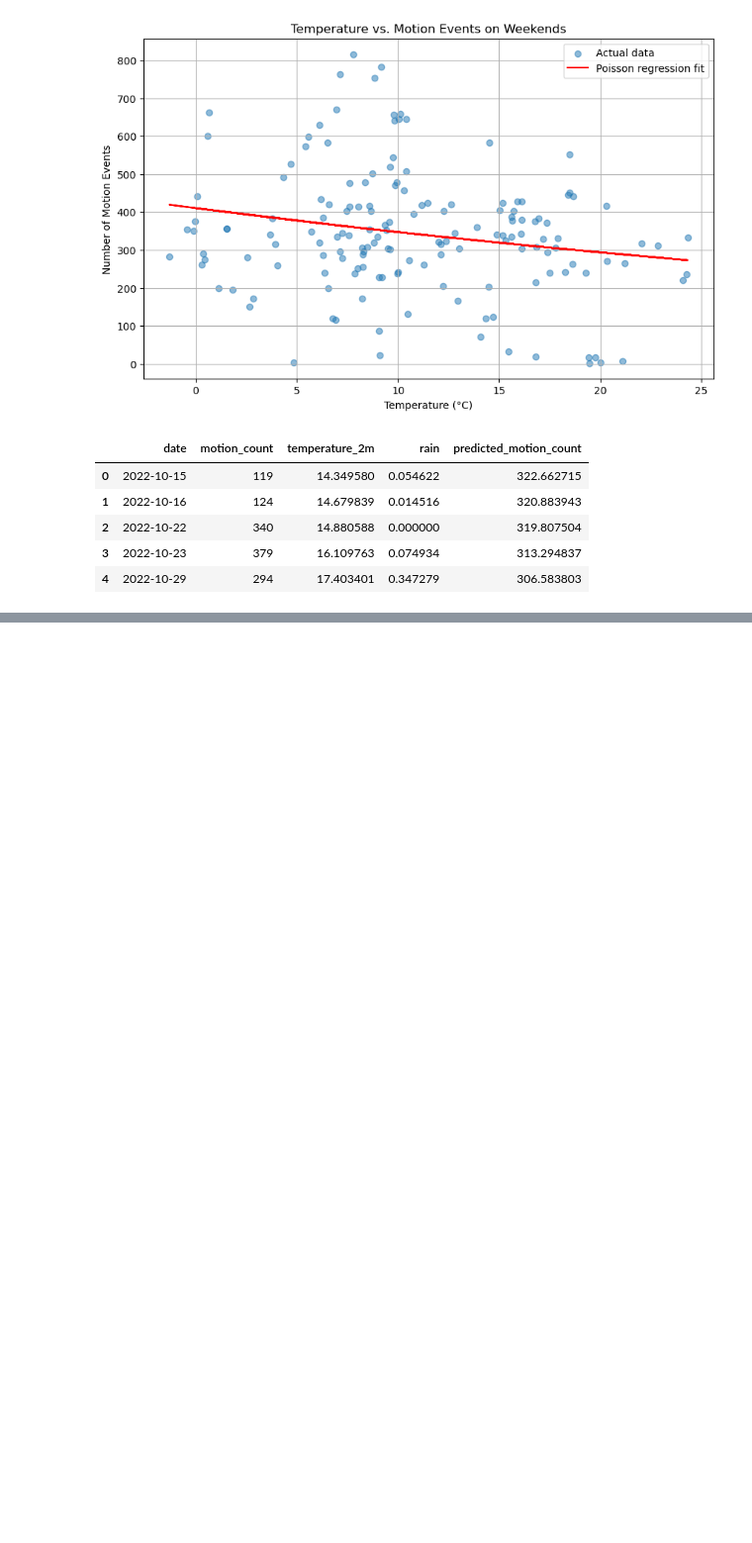
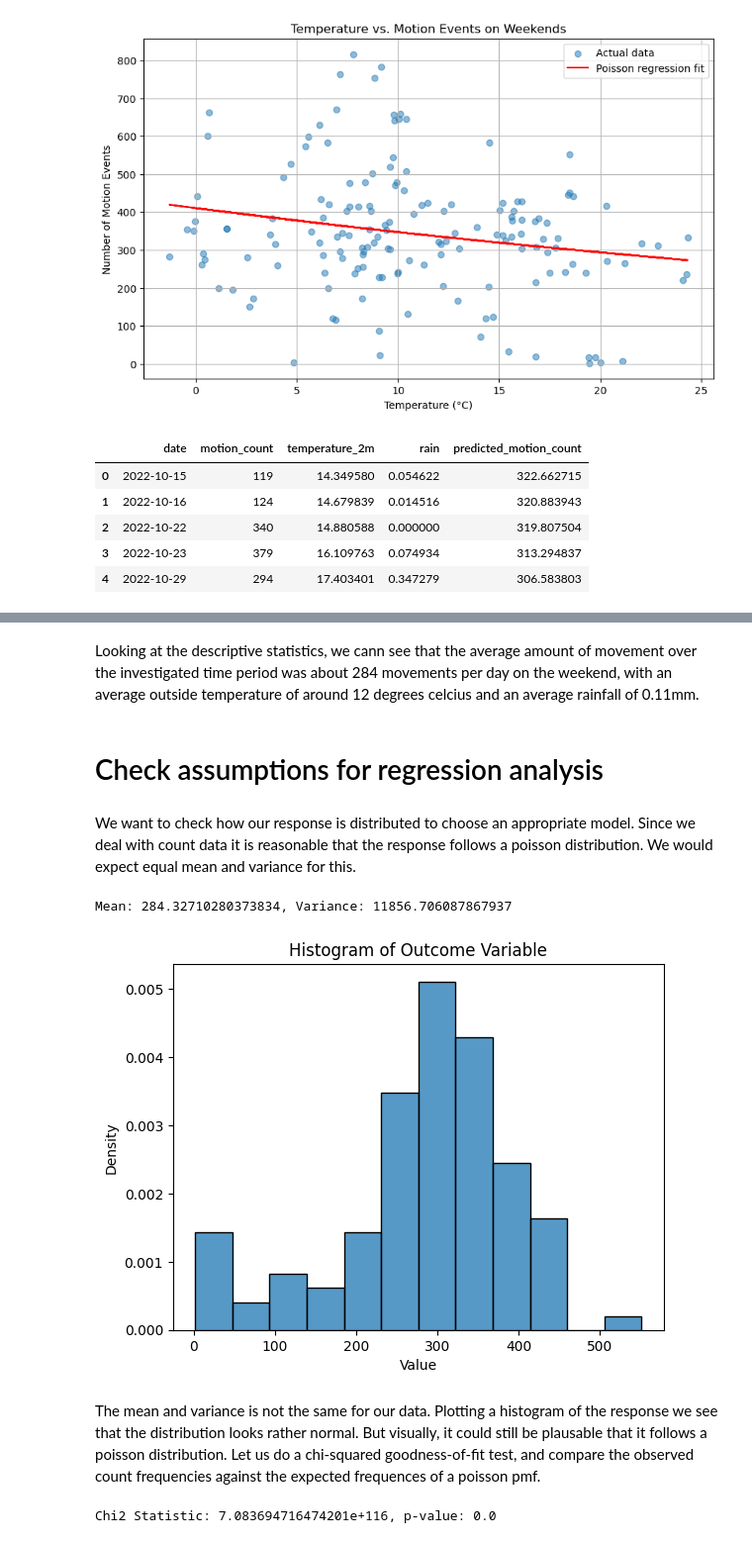
Before and after one commit to phipsrick/GA2024_1, a Jupyter notebook: report_temperature_and_motion.ipynb, the cells around one changed output, grey strips where cells are left out. Shown at 99% size. Saved outputs shown, nothing was run; the diff lists cells and outputs as text; code cells hidden in the pictures; blank space fills up the shorter version.

```diff
--- a/report_temperature_and_motion.ipynb
+++ b/report_temperature_and_motion.ipynb
@@ -118,0 +167,20 @@ plt.show()
+# %%
+# Calculate descriptive statistics for key weather variables on weekends
+weather_stats = weekend_df[['temperature_2m', 'relativehumidity_2m', 'rain']]
+
+
+# Calculate the number of motion events per weekend day
+weekend_df['date'] = weekend_df['datetime'].dt.date
+motion_counts = weekend_df.groupby('date').size().reset_index(name='motion_count')
+
+# Calculate daily weather averages
+daily_weather = weekend_df.groupby('date')[['temperature_2m', 'rain']].mean().reset_index()
+
+# Merge the motion counts back with the weather data for the corresponding dates
+motion_weather_df = pd.merge(motion_counts, daily_weather, on='date')
+
+stats = motion_weather_df.describe()
+
+
+# Display the merged data
+display(stats)
@@ -118,0 +202,44 @@ plt.show()
+# %% [markdown]
+Looking at the descriptive statistics, we cann see that the average amount of movement over the investigated time period was about 284 movements per day on the weekend, with an average outside temperature of around 12 degrees celcius and an average rainfall of 0.11mm.
+# %% [markdown]
+# Check assumptions for regression analysis
+# %% [markdown]
+We want to check how our response is distributed to choose an appropriate model. Since we deal with count data it is reasonable that the response follows a poisson distribution. We would expect equal mean and variance for this.
+# %%
+import numpy as np
+
+#response
+counts = np.array(motion_weather_df['motion_count'])
+
+mean = np.mean(counts)
+variance = np.var(counts)
+
+print(f"Mean: {mean}, Variance: {variance}")
+# %% [output]
+Mean: 284.32710280373834, Variance: 11856.706087867937
+# %%
+
+# Plot histogram
+sns.histplot(counts, kde=False, stat="density")
+plt.title('Histogram of Outcome Variable')
+plt.xlabel('Value')
+plt.ylabel('Density')
+plt.show()
+# %% [output]
+[figure, added]
+# %% [markdown]
+The mean and variance is not the same for our data. Plotting a histogram of the response we see that the distribution looks rather normal. But visually, it could still be plausable that it follows a poisson distribution. Let us do a chi-squared goodness-of-fit test, and compare the observed count frequencies against the expected frequences of a poisson pmf.
+# %%
+from scipy.stats import chisquare
+import scipy.stats as stats
+
+# Frequencies of observed data
+observed_freq = np.bincount(counts)
+# Frequencies of expected data
+expected_freq = [stats.poisson.pmf(i, mean) * len(counts) for i in range(len(observed_freq))]
+
+# Chi-square test
+chi2_stat, p_val = chisquare(observed_freq, expected_freq)
+print(f"Chi2 Statistic: {chi2_stat}, p-value: {p_val}")
+# %% [output]
+Chi2 Statistic: 7.083694716474201e+116, p-value: 0.0
```
Also changed, not shown: parts of 18 cells of this notebook.
